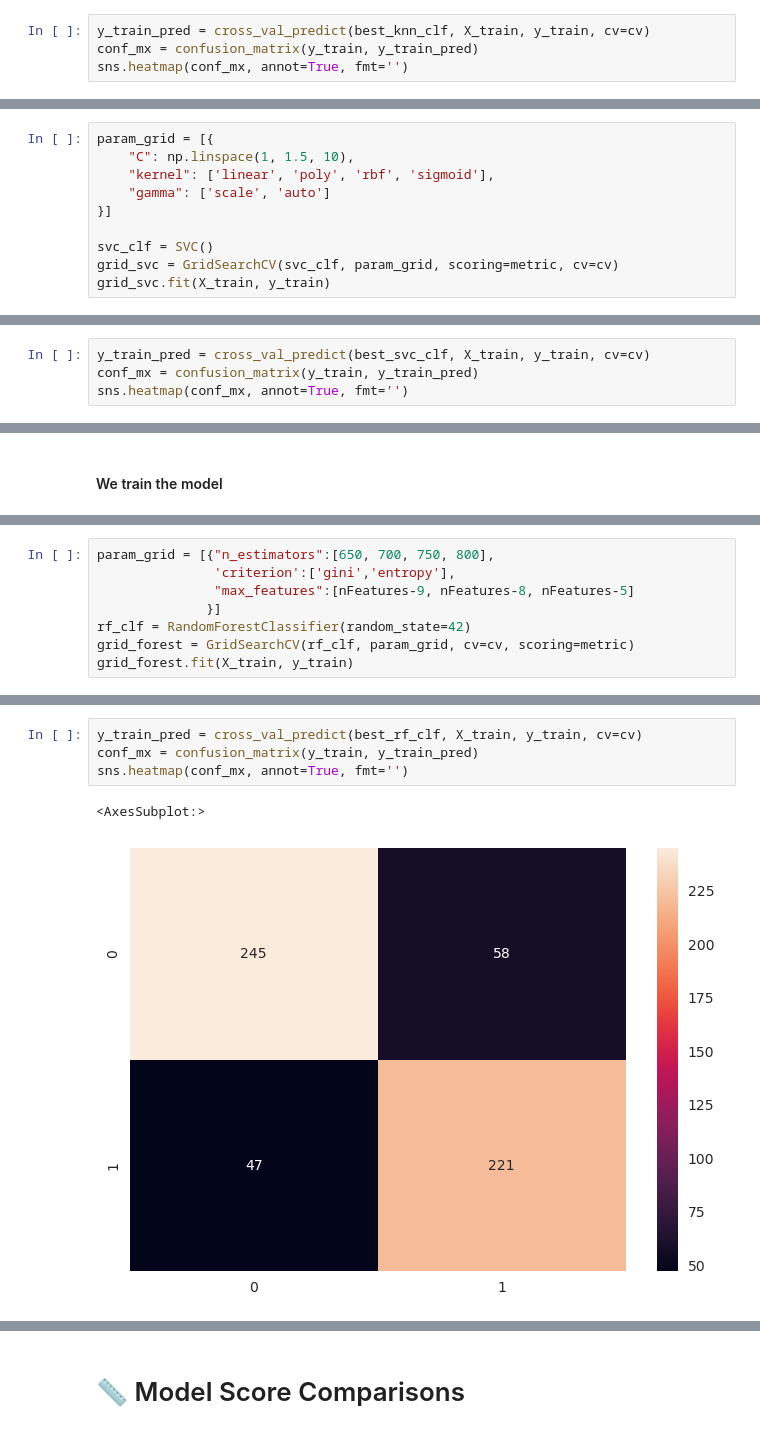
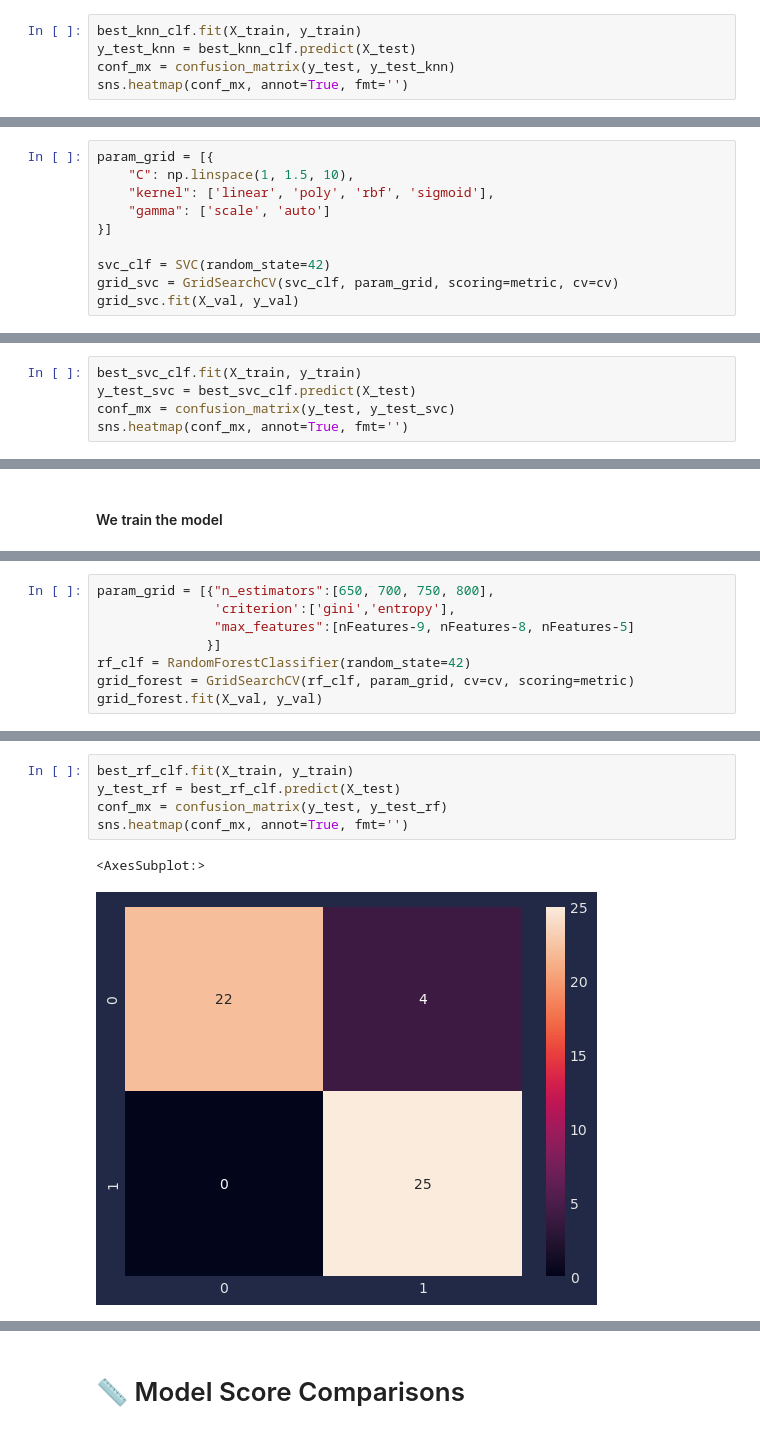
Before and after one commit to aletbm/Cardiovascular-Diseases_EDA-Modeling, a Jupyter notebook: cardiovascular-diseases-eda-modeling.ipynb, the cells around one changed output, grey strips where cells are left out. Saved outputs shown, nothing was run; the diff lists cells and outputs as text.

```diff
--- a/cardiovascular-diseases-eda-modeling.ipynb
+++ b/cardiovascular-diseases-eda-modeling.ipynb
@@ -575,6 +585,7 @@ grid_knn.best_params_
 # %%
-y_train_pred = cross_val_predict(best_knn_clf, X_train, y_train, cv=cv)
-conf_mx = confusion_matrix(y_train, y_train_pred)
+best_knn_clf.fit(X_train, y_train)
+y_test_knn = best_knn_clf.predict(X_test)
+conf_mx = confusion_matrix(y_test, y_test_knn)
 sns.heatmap(conf_mx, annot=True, fmt='')
 # %% [output]
 <AxesSubplot:>
@@ -628,7 +623,7 @@ param_grid = [{
     "gamma": ['scale', 'auto']
 }]
 
-svc_clf = SVC()
+svc_clf = SVC(random_state=42)
 grid_svc = GridSearchCV(svc_clf, param_grid, scoring=metric, cv=cv)
-grid_svc.fit(X_train, y_train)
+grid_svc.fit(X_val, y_val)
 # %% [output]
@@ -646,6 +641,7 @@ grid_svc.best_params_
 # %%
-y_train_pred = cross_val_predict(best_svc_clf, X_train, y_train, cv=cv)
-conf_mx = confusion_matrix(y_train, y_train_pred)
+best_svc_clf.fit(X_train, y_train)
+y_test_svc = best_svc_clf.predict(X_test)
+conf_mx = confusion_matrix(y_test, y_test_svc)
 sns.heatmap(conf_mx, annot=True, fmt='')
 # %% [output]
 <AxesSubplot:>
@@ -703,7 +683,7 @@ param_grid = [{"n_estimators":[650, 700, 750, 800],
               }]
 rf_clf = RandomForestClassifier(random_state=42)
 grid_forest = GridSearchCV(rf_clf, param_grid, cv=cv, scoring=metric)
-grid_forest.fit(X_train, y_train)
+grid_forest.fit(X_val, y_val)
 # %% [output]
 GridSearchCV(cv=15, estimator=RandomForestClassifier(random_state=42),
              param_grid=[{'criterion': ['gini', 'entropy'],
@@ -733,10 +713,11 @@ best_rf_clf.get_params()
  'verbose': 0,
  'warm_start': False}
 # %%
-y_train_pred = cross_val_predict(best_rf_clf, X_train, y_train, cv=cv)
-conf_mx = confusion_matrix(y_train, y_train_pred)
+best_rf_clf.fit(X_train, y_train)
+y_test_rf = best_rf_clf.predict(X_test)
+conf_mx = confusion_matrix(y_test, y_test_rf)
 sns.heatmap(conf_mx, annot=True, fmt='')
 # %% [output]
 <AxesSubplot:>
-[figure, old version]
+[figure, new version]
 # %%
```
Also changed, not shown: parts of 94 cells of this notebook.
